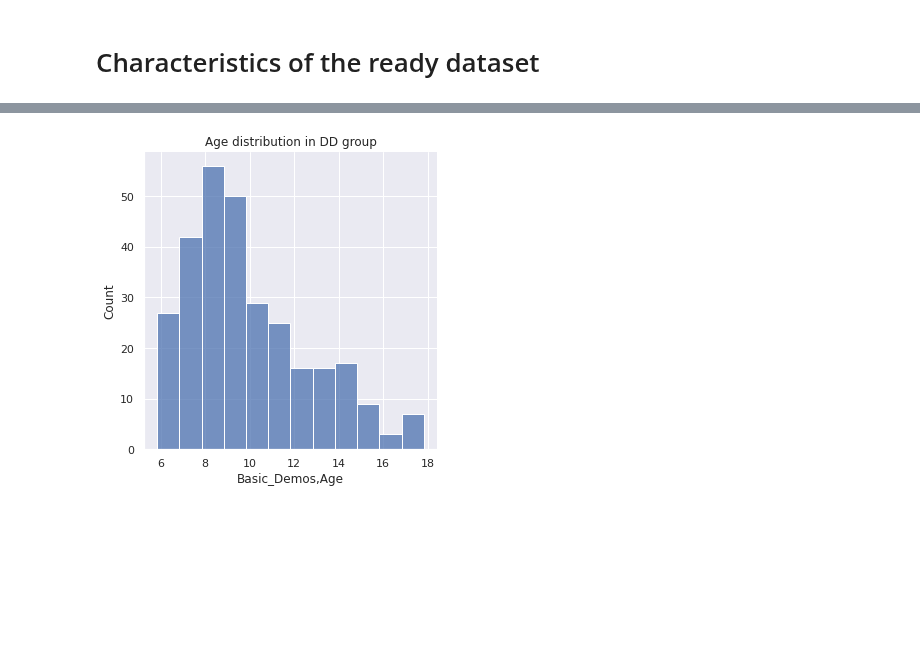
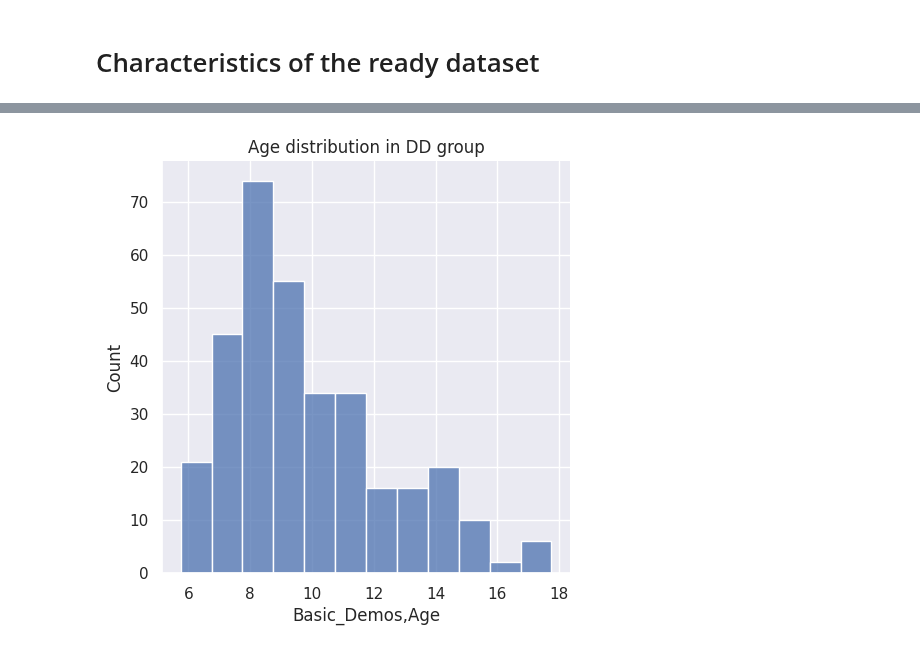
Before and after one commit to cristinarainich/Child-Mind-Institute-Project, a Jupyter notebook: Pheno_data.ipynb, the cells around one changed output, grey strips where cells are left out. Drawn from its saved outputs; the diff is of its cells as text; code cells hidden in the pictures; blank space fills up the shorter version.

```diff
--- a/Pheno_data.ipynb
+++ b/Pheno_data.ipynb
@@ -1298,4 +1447,3 @@ data_filtered['Diagnosis'] = new_d
 # %%
-# excluding autism and intellectual disorder
-data_filtered = data_filtered[data_filtered['Diagnosis'] != 'Autism']
-data_filtered = data_filtered[data_filtered['Diagnosis'] != 'Intellectual']
+# excluding those with autism and intellectual disorder
+data_filtered = data_filtered[data_filtered['Status'] != 'DD with autism or intellectual']
@@ -1309,6 +1454,7 @@ Standardizing the IQ scores and Excluding people with the IQ scores less than 70
 data_filtered['KBIT,KBIT_IQ_Comp'] = data_filtered['KBIT,KBIT_IQ_Comp'].fillna('.')
 data_filtered['WASI,WASI_FSIQ'] = data_filtered['WASI,WASI_FSIQ'].fillna('.')
 data_filtered['WAIS,WAIS_FSIQ_SCALE'] = data_filtered['WAIS,WAIS_FSIQ_SCALE'].fillna('.')
+data_filtered['WISC,WISC_FSIQ'] = data_filtered['WISC,WISC_FSIQ'].fillna('.')
 # %%
 reference_test = []
 iq_value = []
@@ -1320,11 +1466,11 @@ age = data_filtered['Basic_Demos,Age'].values
 
 for i in range(0, data_filtered.shape[0]):
   # if there are no iq results
-  if wisc[i] == 'unknown' and kbit[i] == '.' and wais[i] == '.' and wasi[i] == '.':
+  if wisc[i] == '.' and kbit[i] == '.' and wais[i] == '.' and wasi[i] == '.':
     iq_value.append('none')
     reference_test.append('none')
   # if we have wisc
-  elif wisc[i] != 'unknown':
+  elif wisc[i] != '.':
     if kbit[i] == '.':
       iq_value.append(int(wisc[i]))
       reference_test.append('wisc')
@@ -1407,6 +1549,5 @@ data_filtered = data_filtered[data_filtered['CTOPP,CTOPP_BW_D'] != '.']
 # %%
 # excluding amphetamines, benzaozepines, tca, thc
 data_filtered = data_filtered[data_filtered['DrugScreen,AMP500'] != '1']
-data_filtered = data_filtered[data_filtered['DrugScreen,BZO300'] != '1']
 data_filtered = data_filtered[data_filtered['DrugScreen,TCA1000'] != '1']
 data_filtered = data_filtered[data_filtered['DrugScreen,THC50'] != '1']
@@ -1527,6 +1685,6 @@ Name: Identifiers, dtype: int64
 # %%
-sns.displot(data_filtered[data_filtered['Status'] == 1]['Basic_Demos,Age'],
+sns.displot(data_filtered[data_filtered['DD'] == 1]['Basic_Demos,Age'],
              binwidth = 1)
 pl.title('Age distribution in DD group');
 # %% [output]
-[figure, old version]
+[figure, new version]
```
Also changed, not shown: parts of 66 cells of this notebook.
